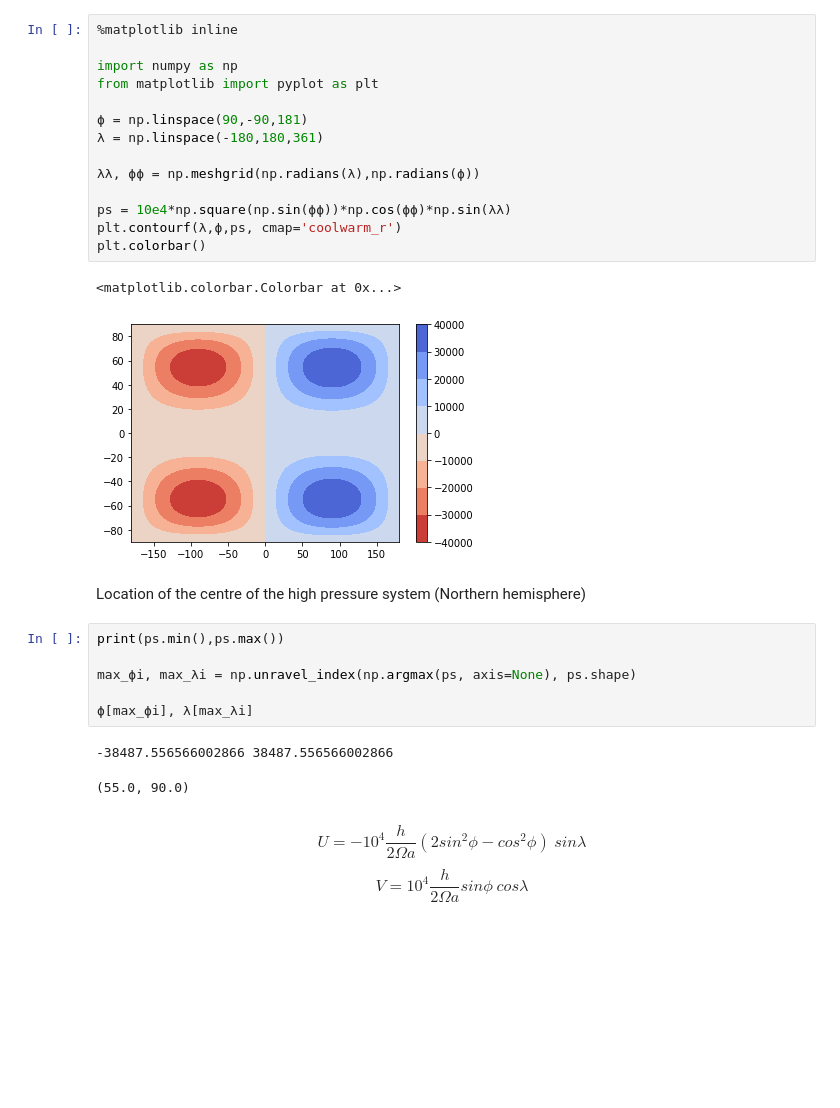
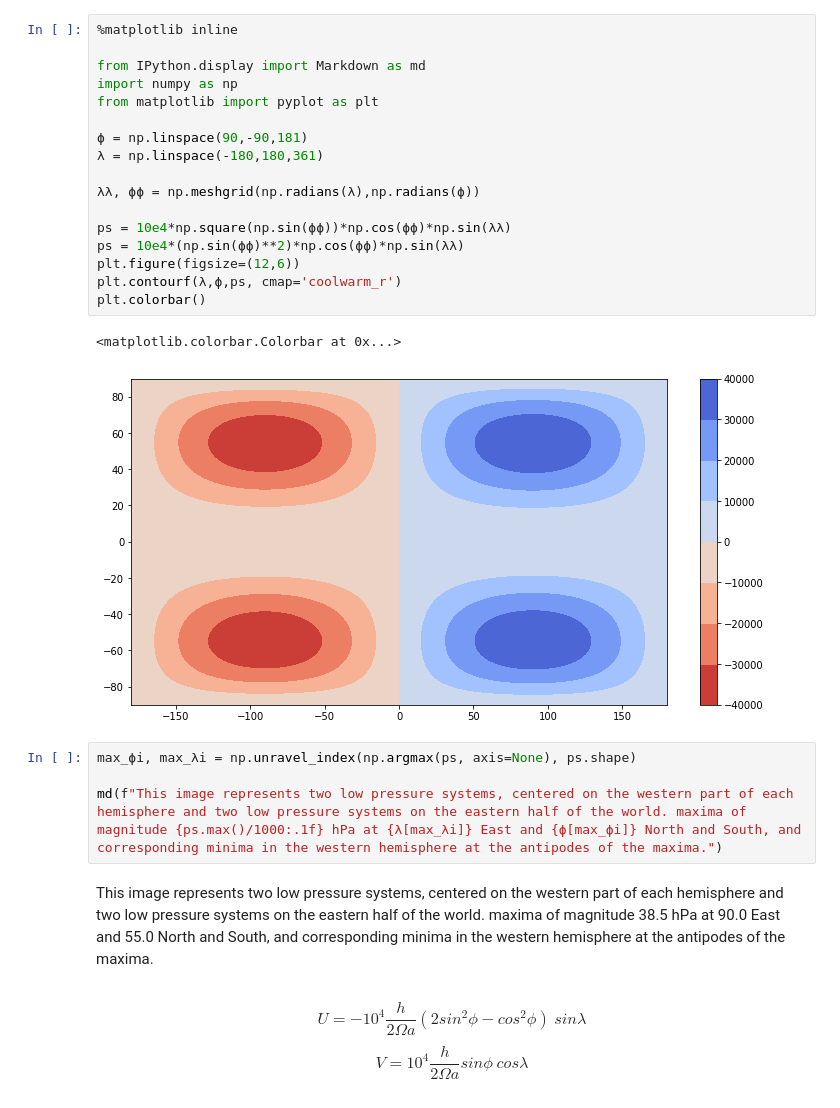
Before and after one commit to prl900/wpnp, a Jupyter notebook: 01_barotropic.ipynb, the cells around one changed output. Saved outputs shown, nothing was run; the diff lists cells and outputs as text; blank space fills up the shorter version.

```diff
--- a/01_barotropic.ipynb
+++ b/01_barotropic.ipynb
@@ -9,29 +66,27 @@ Let's represent this perturbation
 # %%
 %matplotlib inline
 
+from IPython.display import Markdown as md
 import numpy as np
 from matplotlib import pyplot as plt
 
 ϕ = np.linspace(90,-90,181)
 λ = np.linspace(-180,180,361)
 
 λλ, ϕϕ = np.meshgrid(np.radians(λ),np.radians(ϕ))
 
 ps = 10e4*np.square(np.sin(ϕϕ))*np.cos(ϕϕ)*np.sin(λλ)
+ps = 10e4*(np.sin(ϕϕ)**2)*np.cos(ϕϕ)*np.sin(λλ)
+plt.figure(figsize=(12,6))
 plt.contourf(λ,ϕ,ps, cmap='coolwarm_r')
 plt.colorbar()
 # %% [output]
 <matplotlib.colorbar.Colorbar at 0x...>
-[figure, old version]
+[figure, new version]
-# %% [markdown]
-Location of the centre of the high pressure system (Northern hemisphere)
-# %%
-print(ps.min(),ps.max())
-
-max_ϕi, max_λi = np.unravel_index(np.argmax(ps, axis=None), ps.shape)
-
-ϕ[max_ϕi], λ[max_λi]
-# %% [output]
--38487.556566002866 38487.556566002866
-(55.0, 90.0)
+# %%
+max_ϕi, max_λi = np.unravel_index(np.argmax(ps, axis=None), ps.shape)
+
+md(f"This image represents two low pressure systems, centered on the western part of each hemisphere and two low pressure systems on the eastern half of the world. maxima of magnitude {ps.max()/1000:.1f} hPa at {λ[max_λi]} East and {ϕ[max_ϕi]} North and South, and corresponding minima in the western hemisphere at the antipodes of the maxima.")
+# %% [output]
+This image represents two low pressure systems, centered on the western part of each hemisphere and two low pressure systems on the eastern half of the world. maxima of magnitude 38.5 hPa at 90.0 East and 55.0 North and South, and corresponding minima in the western hemisphere at the antipodes of the maxima.
 # %% [markdown]
```
Also changed, not shown: parts of 5 cells of this notebook.
